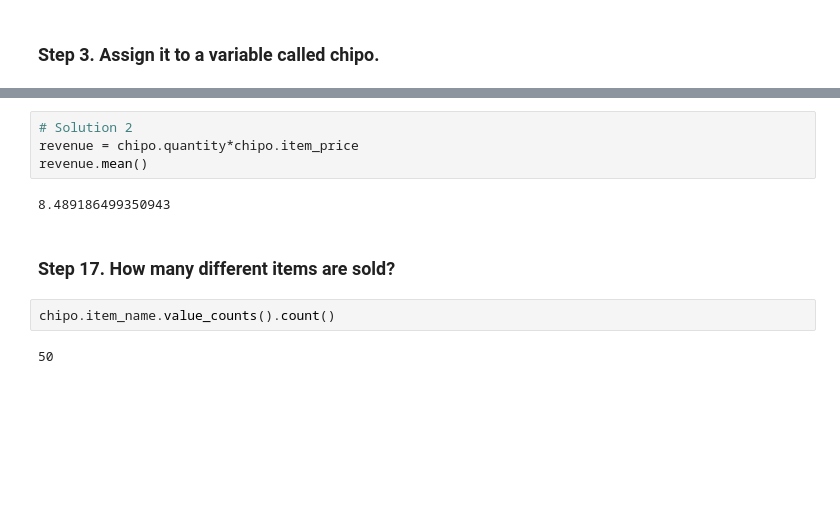
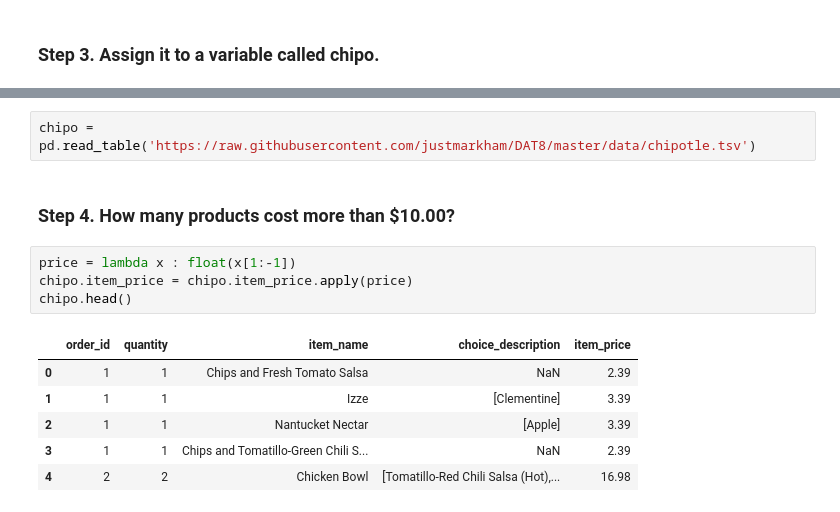
Before and after one commit to NavaneethanRajasekaran/Revising_Python, a Jupyter notebook: Exercises.ipynb, the cells around one changed output, grey strips where cells are left out. Saved outputs shown, nothing was run; the diff lists cells and outputs as text; blank space fills up the shorter version.

```diff
--- a/Exercises.ipynb
+++ b/Exercises.ipynb
@@ -149,12 +15,15 @@ chipo['revenue'] = chipo['quantity'] * chipo['item_price']
-# %%
-# Solution 2
-revenue = chipo.quantity*chipo.item_price
-revenue.mean()
-# %% [output]
-8.489186499350943
-# %% [markdown]
-### Step 17. How many different items are sold?
-# %%
-chipo.item_name.value_counts().count()
-# %% [output]
-50
+# %%
+chipo = pd.read_table('https://raw.githubusercontent.com/justmarkham/DAT8/master/data/chipotle.tsv')
+# %% [markdown]
+### Step 4. How many products cost more than $10.00?
+# %%
+price = lambda x : float(x[1:-1])
+chipo.item_price = chipo.item_price.apply(price)
+chipo.head()
+# %% [output]
+|  | order_id | quantity | item_name | choice_description | item_price |
+| 0 | 1 | 1 | Chips and Fresh Tomato Salsa | NaN | 2.39 |
+| 1 | 1 | 1 | Izze | [Clementine] | 3.39 |
+| 2 | 1 | 1 | Nantucket Nectar | [Apple] | 3.39 |
+| 3 | 1 | 1 | Chips and Tomatillo-Green Chili S... | NaN | 2.39 |
+| 4 | 2 | 2 | Chicken Bowl | [Tomatillo-Red Chili Salsa (Hot),... | 16.98 |
```
Also changed, not shown: parts of 44 cells of this notebook.
